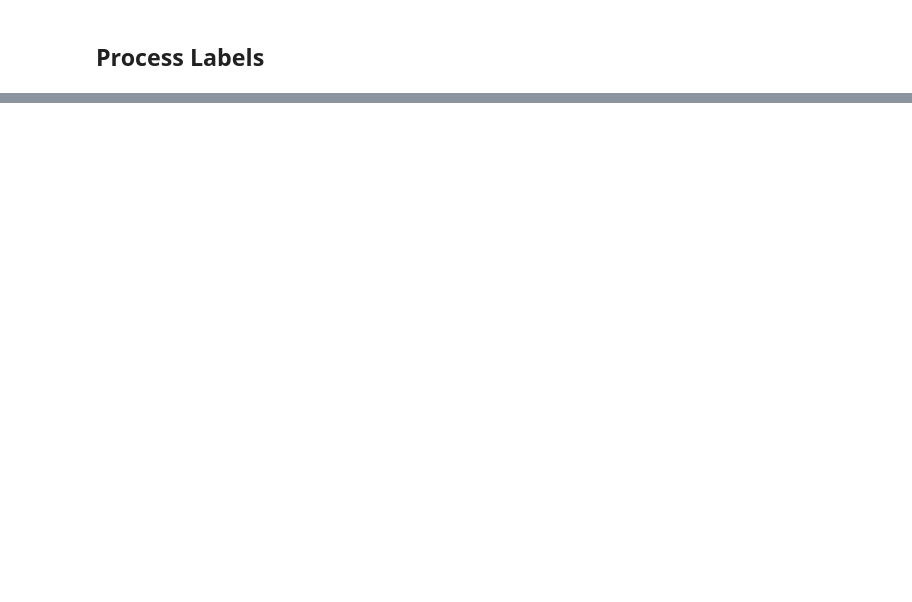
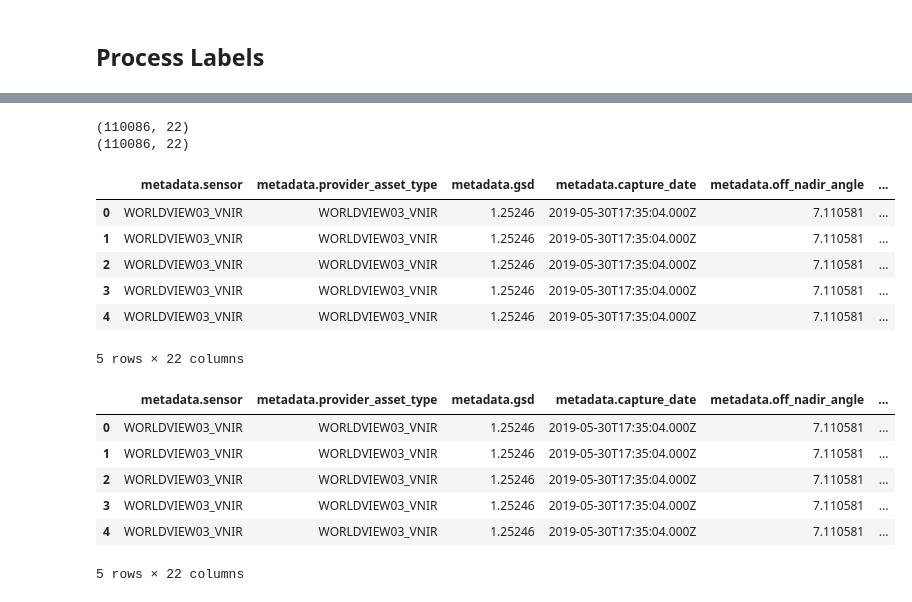
Before and after one commit to cricksmaidiene/alivio, a Jupyter notebook: src/01_data_ingestion/xview2_json_to_csv.ipynb, the cells around one changed output, grey strips where cells are left out. Drawn from its saved outputs; the diff is of its cells as text; code cells hidden in the pictures; blank space fills up the shorter version.

```diff
--- a/src/01_data_ingestion/xview2_json_to_csv.ipynb
+++ b/src/01_data_ingestion/xview2_json_to_csv.ipynb
@@ -129,5 +135,7 @@ label_df_features.head()
 # %%
-lng_lat_normalized: pd.DataFrame = pd.json_normalize(label_df_lng_lat["features.lng_lat"]).rename(
+lng_lat_normalized: pd.DataFrame = pd.json_normalize(
+    label_df_lng_lat["features.lng_lat"]
+).rename(
     columns={
         "wkt": "map_polygon",
         "properties.feature_type": "map_feature_type",
@@ -154,0 +179,31 @@ features_normalized.head()
+# %%
+label_df_lng_lat_normalized = label_df_lng_lat.drop(columns=["features.lng_lat"]).join(
+    lng_lat_normalized
+)
+
+label_df_features_normalized = label_df_features.drop(columns=["features.xy"]).join(
+    features_normalized
+)
+
+print(label_df_lng_lat_normalized.shape)
+print(label_df_features_normalized.shape)
+
+display(label_df_lng_lat_normalized.head())
+display(label_df_features_normalized.head())
+# %% [output]
+(110086, 22)
+(110086, 22)
+|  | metadata.sensor | metadata.provider_asset_type | metadata.gsd | metadata.capture_date | metadata.off_nadir_angle | ... |
+| 0 | WORLDVIEW03_VNIR | WORLDVIEW03_VNIR | 1.25246 | 2019-05-30T17:35:04.000Z | 7.110581 | ... |
+| 1 | WORLDVIEW03_VNIR | WORLDVIEW03_VNIR | 1.25246 | 2019-05-30T17:35:04.000Z | 7.110581 | ... |
+| 2 | WORLDVIEW03_VNIR | WORLDVIEW03_VNIR | 1.25246 | 2019-05-30T17:35:04.000Z | 7.110581 | ... |
+| 3 | WORLDVIEW03_VNIR | WORLDVIEW03_VNIR | 1.25246 | 2019-05-30T17:35:04.000Z | 7.110581 | ... |
+| 4 | WORLDVIEW03_VNIR | WORLDVIEW03_VNIR | 1.25246 | 2019-05-30T17:35:04.000Z | 7.110581 | ... |
+5 rows × 22 columns
+|  | metadata.sensor | metadata.provider_asset_type | metadata.gsd | metadata.capture_date | metadata.off_nadir_angle | ... |
+| 0 | WORLDVIEW03_VNIR | WORLDVIEW03_VNIR | 1.25246 | 2019-05-30T17:35:04.000Z | 7.110581 | ... |
+| 1 | WORLDVIEW03_VNIR | WORLDVIEW03_VNIR | 1.25246 | 2019-05-30T17:35:04.000Z | 7.110581 | ... |
+| 2 | WORLDVIEW03_VNIR | WORLDVIEW03_VNIR | 1.25246 | 2019-05-30T17:35:04.000Z | 7.110581 | ... |
+| 3 | WORLDVIEW03_VNIR | WORLDVIEW03_VNIR | 1.25246 | 2019-05-30T17:35:04.000Z | 7.110581 | ... |
+| 4 | WORLDVIEW03_VNIR | WORLDVIEW03_VNIR | 1.25246 | 2019-05-30T17:35:04.000Z | 7.110581 | ... |
+5 rows × 22 columns
```
Also changed, not shown: parts of 23 cells of this notebook, 1 other file.
